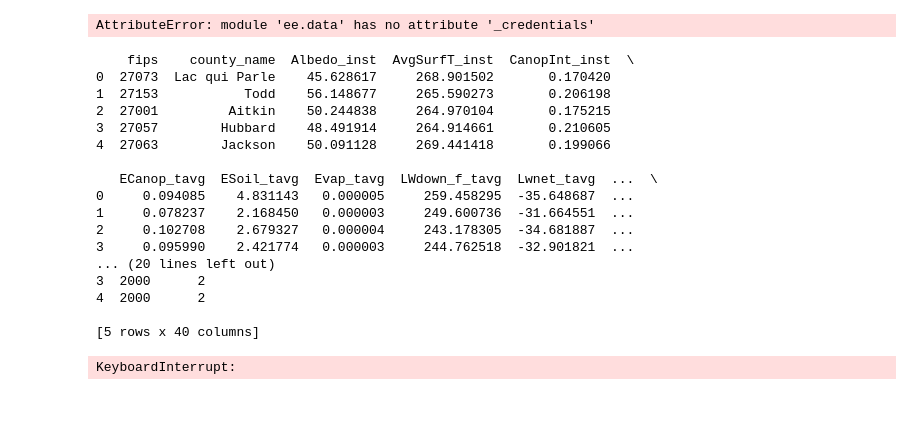
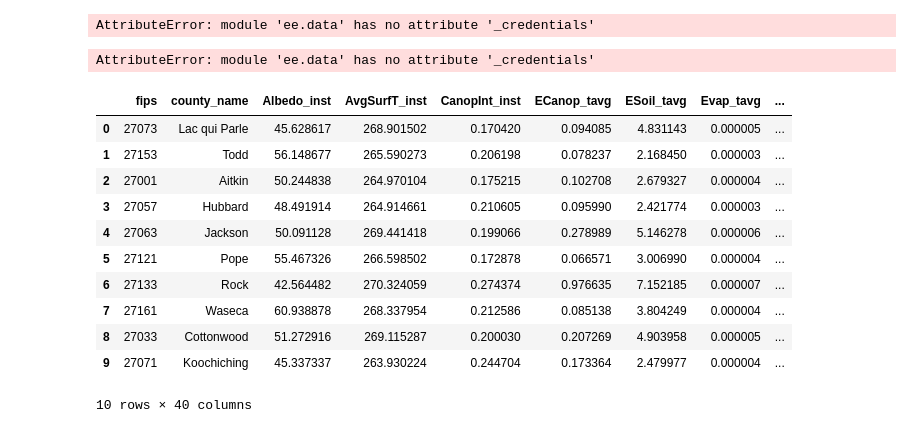
Before and after one commit to Jacob19999/Machine-Learning-Benchmark-for-Predicting-County-Level-Corn-Production, a Jupyter notebook: SatelliteData.ipynb, the cells around one changed output. Cells and saved outputs as stored; diff of their text form; code cells hidden in the pictures; blank space fills up the shorter version.

Commit message:
updated code and data

```diff
--- a/SatelliteData.ipynb
+++ b/SatelliteData.ipynb
@@ -179,52 +179,18 @@ print(gldas_data.head())
 gldas_data.to_csv('gldas_all_bands_data.csv', index=False)
 # %% [output]
 AttributeError: module 'ee.data' has no attribute '_credentials'
-# %%
-
-ee.Authenticate()
-ee.Initialize()
-
-print(gldas_data.head())
-gldas_data.to_csv('gldas_all_bands_data.csv', index=False)
-# %% [output]
-    fips    county_name  Albedo_inst  AvgSurfT_inst  CanopInt_inst  \
-0  27073  Lac qui Parle    45.628617     268.901502       0.170420
-1  27153           Todd    56.148677     265.590273       0.206198
-2  27001         Aitkin    50.244838     264.970104       0.175215
-3  27057        Hubbard    48.491914     264.914661       0.210605
-4  27063        Jackson    50.091128     269.441418       0.199066
-
-   ECanop_tavg  ESoil_tavg  Evap_tavg  LWdown_f_tavg  Lwnet_tavg  ...  \
-0     0.094085    4.831143   0.000005     259.458295  -35.648687  ...
-1     0.078237    2.168450   0.000003     249.600736  -31.664551  ...
-2     0.102708    2.679327   0.000004     243.178305  -34.681887  ...
-3     0.095990    2.421774   0.000003     244.762518  -32.901821  ...
-... (20 lines left out)
-3  2000      2
-4  2000      2
-
-[5 rows x 40 columns]
 # %%
+import ee
+import geemap
+
+# Authenticate and initialize Earth Engine
+ee.Authenticate()
+ee.Initialize()
+
+
 # Calculate total iterations for progress bar
 total_iterations = len(years) * len(months)
 
-# Loop over years and months to collect data with progress bar
-for year, month in tqdm(itertools.product(years, months), total=total_iterations, desc="Downloading GLDAS Data"):
-    start_date = ee.Date.fromYMD(year, month, 1)
-    end_date = start_date.advance(1, 'month')
-
-    # Get averages for all bands
-    monthly_data = get_county_averages_multi_band(gldas, start_date, end_date)
-
-    # Add year and month columns
-    monthly_data['year'] = year
-    monthly_data['month'] = month
-
-    # Append to main dataframe
-    gldas_data = pd.concat([gldas_data, monthly_data], ignore_index=True)
-
-# Optional: Save the data
-# gldas_data.to_csv('gldas_all_bands_data.csv', index=False)
 
 # Display the first image from GLDAS for verification, adding layers for all 36 bands
 Map = geemap.Map(center=[46.4, -94.5], zoom=6)  # Center on Minnesota
@@ -295,6 +261,19 @@ pprint.pprint(image.getInfo())
 # Display the interactive map
 display(Map)
 # %% [output]
-KeyboardInterrupt:
+AttributeError: module 'ee.data' has no attribute '_credentials'
 # %%
-gldas_data_backup = gldas_data
+gldas_data.head(10)
+# %% [output]
+|  | fips | county_name | Albedo_inst | AvgSurfT_inst | CanopInt_inst | ECanop_tavg | ESoil_tavg | Evap_tavg | ... |
+| 0 | 27073 | Lac qui Parle | 45.628617 | 268.901502 | 0.170420 | 0.094085 | 4.831143 | 0.000005 | ... |
+| 1 | 27153 | Todd | 56.148677 | 265.590273 | 0.206198 | 0.078237 | 2.168450 | 0.000003 | ... |
+| 2 | 27001 | Aitkin | 50.244838 | 264.970104 | 0.175215 | 0.102708 | 2.679327 | 0.000004 | ... |
+| 3 | 27057 | Hubbard | 48.491914 | 264.914661 | 0.210605 | 0.095990 | 2.421774 | 0.000003 | ... |
+| 4 | 27063 | Jackson | 50.091128 | 269.441418 | 0.199066 | 0.278989 | 5.146278 | 0.000006 | ... |
+| 5 | 27121 | Pope | 55.467326 | 266.598502 | 0.172878 | 0.066571 | 3.006990 | 0.000004 | ... |
+| 6 | 27133 | Rock | 42.564482 | 270.324059 | 0.274374 | 0.976635 | 7.152185 | 0.000007 | ... |
+| 7 | 27161 | Waseca | 60.938878 | 268.337954 | 0.212586 | 0.085138 | 3.804249 | 0.000004 | ... |
+| 8 | 27033 | Cottonwood | 51.272916 | 269.115287 | 0.200030 | 0.207269 | 4.903958 | 0.000005 | ... |
+| 9 | 27071 | Koochiching | 45.337337 | 263.930224 | 0.244704 | 0.173364 | 2.479977 | 0.000004 | ... |
+10 rows × 40 columns
```
Also changed, not shown: parts of 3 cells of this notebook, 3 other files.
